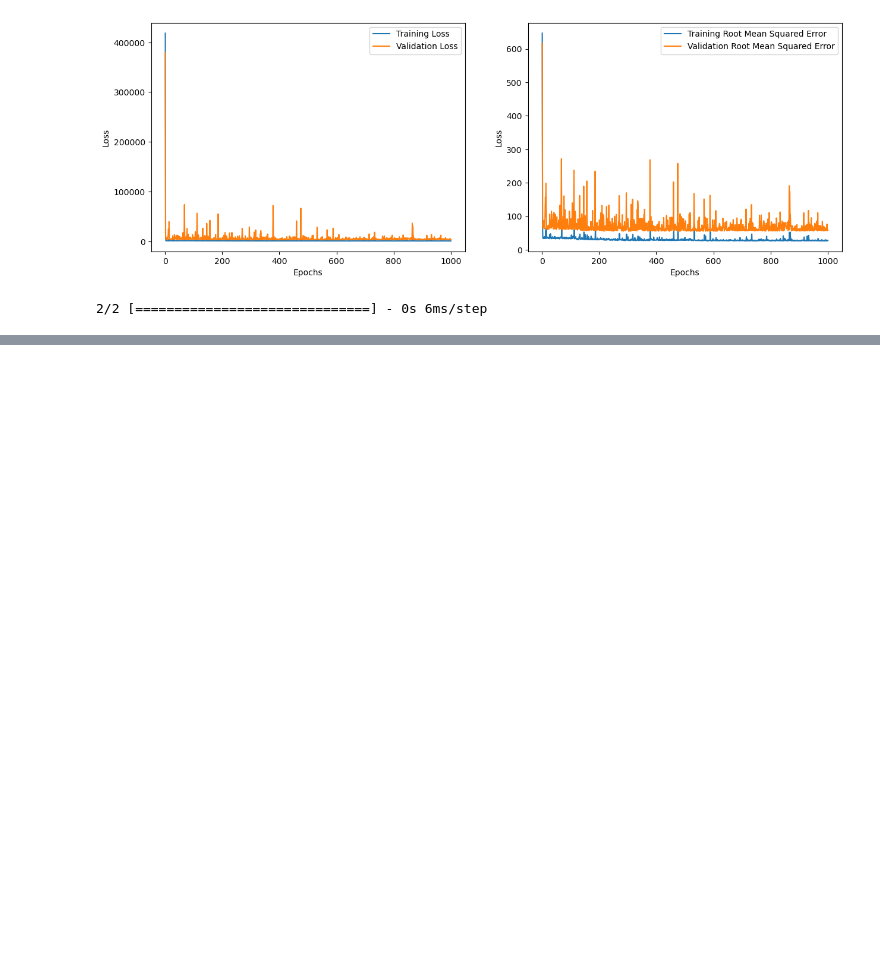
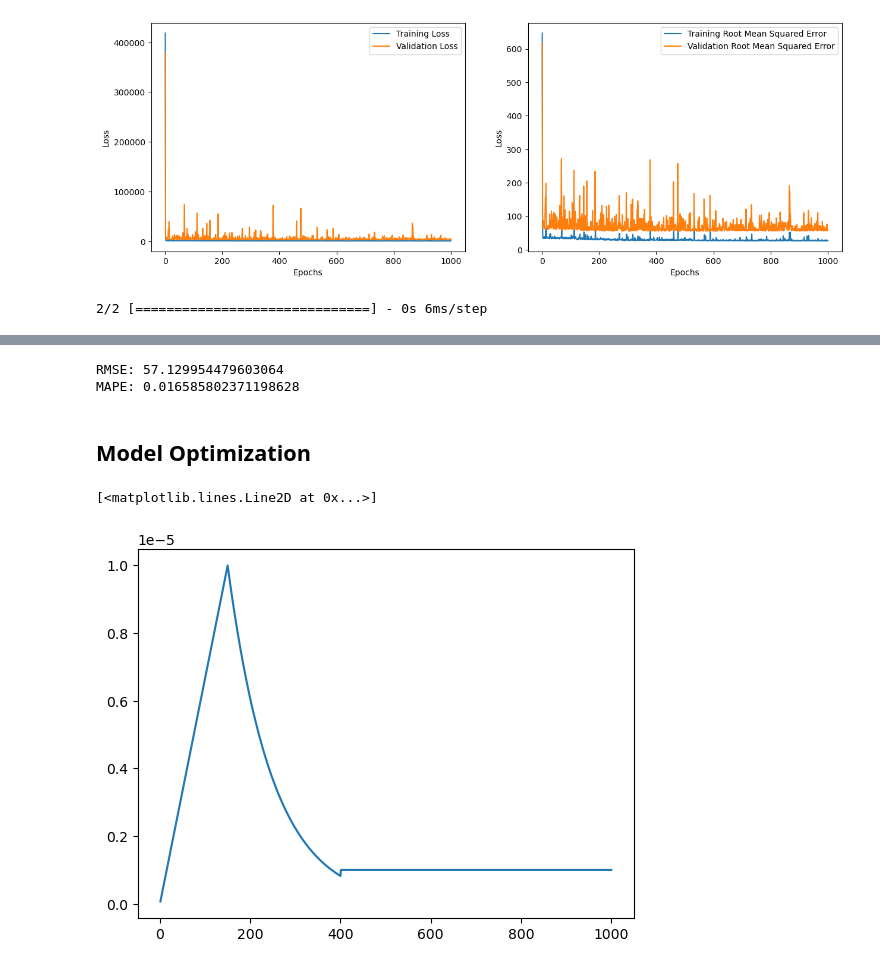
Before and after one commit to HP3-16/time-series-stocks, a Jupyter notebook: model_lstm_rel.ipynb, the cells around one changed output, grey strips where cells are left out. Saved outputs shown, nothing was run; the diff lists cells and outputs as text; code cells hidden in the pictures; blank space fills up the shorter version.

```diff
--- a/model_lstm_rel.ipynb
+++ b/model_lstm_rel.ipynb
@@ -144,0 +157,32 @@ plt.legend(loc = 'best')
+# %%
+import math
+rmse = math.sqrt(mean_squared_error(RELIANCE_Test_Y.reshape(-1, 5),prediction))
+mape = np.mean(np.abs(prediction - RELIANCE_Test_Y.reshape(-1, 5))/np.abs(RELIANCE_Test_Y.reshape(-1, 5)))
+print(f'RMSE: {rmse}')
+print(f'MAPE: {mape}')
+# %% [output]
+RMSE: 57.129954479603064
+MAPE: 0.016585802371198628
+# %% [markdown]
+## Model Optimization
+# %%
+import math
+def scheduler(epoch):
+
+  if epoch <= 150:
+    lrate = (10 ** -5) * (epoch / 150)
+  elif epoch <= 400:
+    initial_lrate = (10 ** -5)
+    k = 0.01
+    lrate = initial_lrate * math.exp(-k * (epoch - 150))
+  else:
+    lrate = (10 ** -6)
+
+  return lrate
+# %%
+epochs = [i for i in range(1, 1001, 1)]
+lrate = [scheduler(i) for i in range(1, 1001, 1)]
+plt.plot(epochs, lrate)
+# %% [output]
+[<matplotlib.lines.Line2D at 0x...>]
+[figure, added]
```
Also changed, not shown: parts of 12 cells of this notebook.
